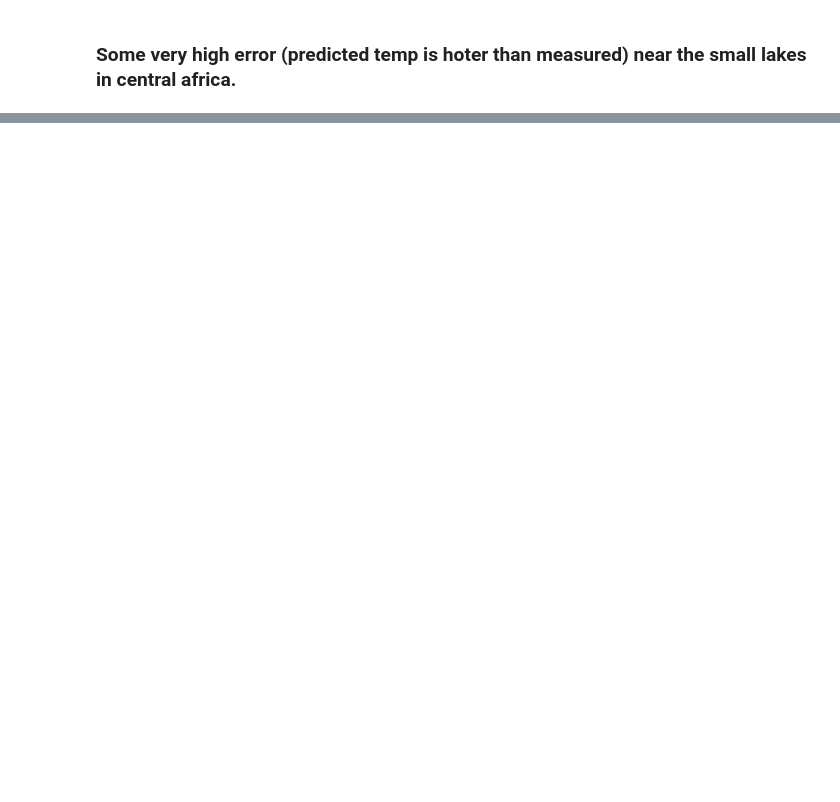
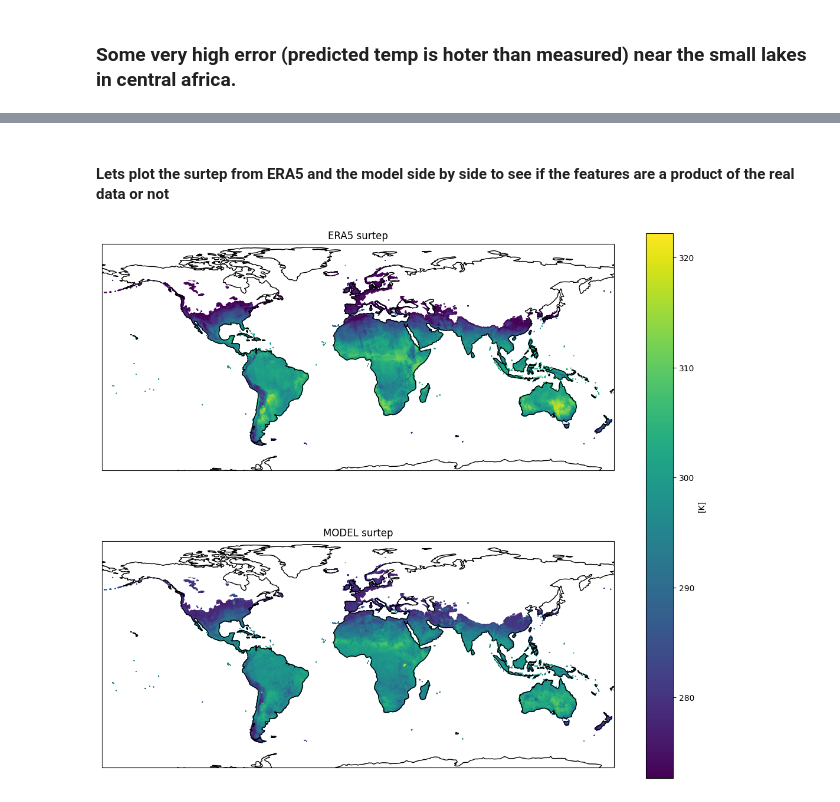
Before and after one commit to AndresTerrer/PMW_LST, a Jupyter notebook: notebooks/working_examples/Load_and_test_WS_model.ipynb, the cells around one changed output, grey strips where cells are left out. Cells and saved outputs as stored; diff of their text form; code cells hidden in the pictures; blank space fills up the shorter version.

```diff
--- a/notebooks/working_examples/Load_and_test_WS_model.ipynb
+++ b/notebooks/working_examples/Load_and_test_WS_model.ipynb
@@ -172,0 +173,34 @@ fig
+# %% [markdown]
+#### Lets plot the surtep from ERA5 and the model side by side to see if the features are a product of the real data or not
+# %%
+# Testing by predicting the whole dataset:
+fig, ax = plt.subplots(2,1,figsize = (14,12), subplot_kw={"projection":ccrs.PlateCarree()} )
+
+ax[0].coastlines("110m")
+ax[1].coastlines("110m")
+
+scatter = ax[0].scatter(
+    x = ascds_df["lon"],
+    y =ascds_df["lat"],
+    s= 0.1,
+    alpha = 1,
+    c=ascds_df["surtep_ERA5"],
+    cmap = "viridis",
+)
+ax[0].set_title("ERA5 surtep")
+
+scatter = ax[1].scatter(
+    x = ascds_df["lon"],
+    y =ascds_df["lat"],
+    s= 0.1,
+    alpha = 1,
+    c=ascds_df["surtep_MODEL"],
+    cmap = "viridis",
+)
+ax[1].set_title("MODEL surtep")
+
+
+fig.colorbar(scatter, ax=ax, orientation='vertical', label='[K]')
+plt.show()
+# %% [output]
+[figure, added]
```
Also changed, not shown: parts of 10 cells of this notebook.
